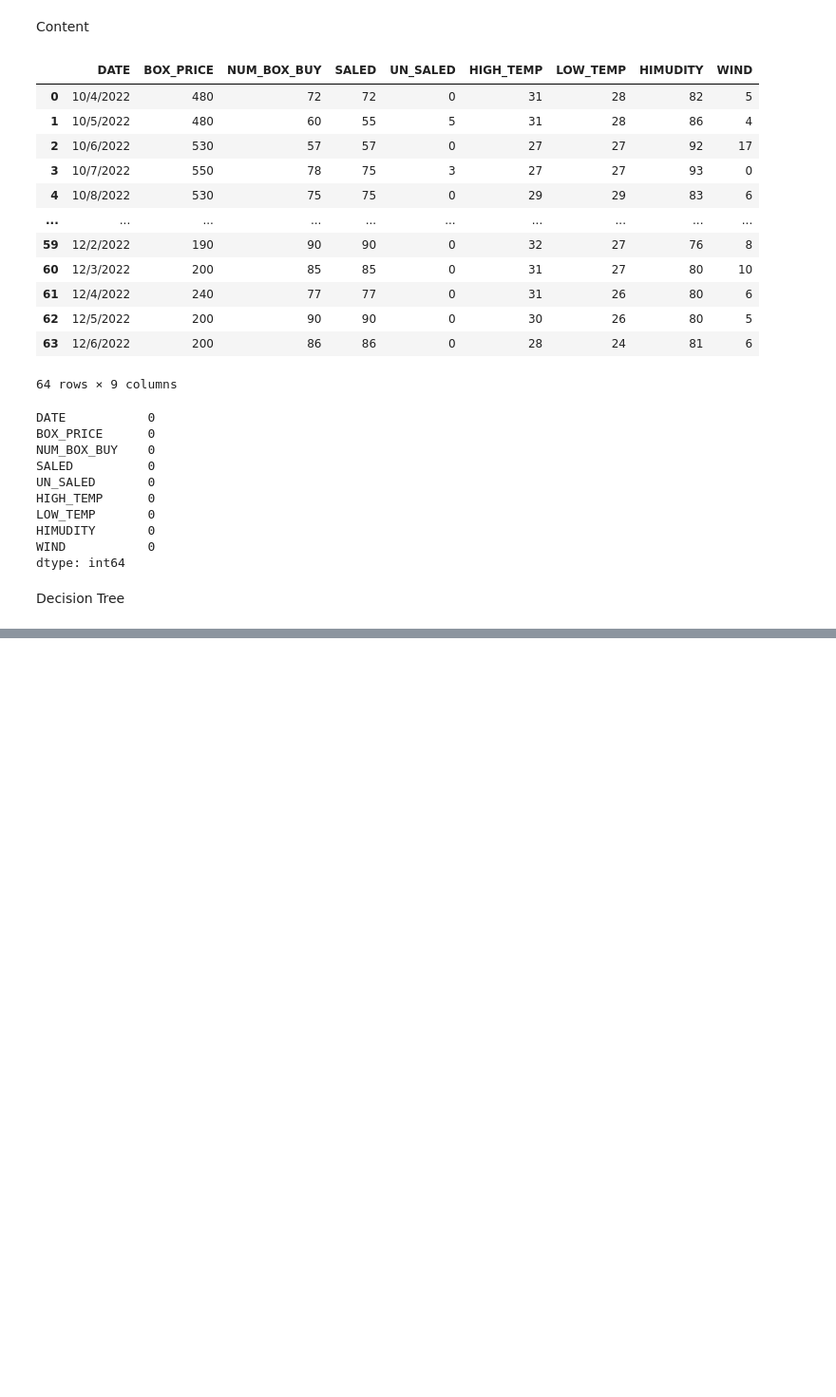
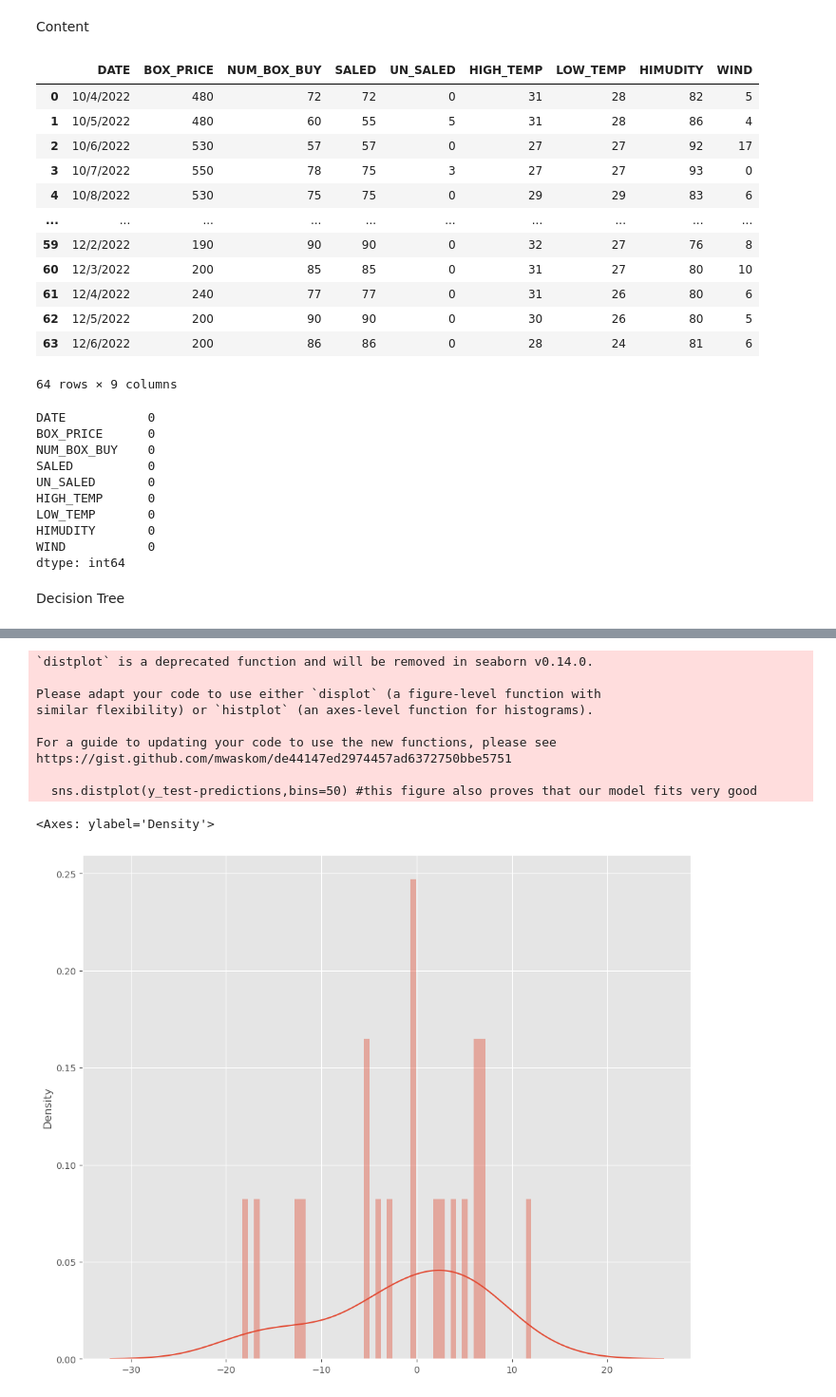
Before and after one commit to DEVANSARAVANAN/ML-End2End-Project, a Jupyter notebook: retail-sales-prediction-v2.ipynb, the cells around one changed output, grey strips where cells are left out. Shown at 95% size. Saved outputs shown, nothing was run; the diff lists cells and outputs as text; code cells hidden in the pictures; blank space fills up the shorter version.

```diff
--- a/retail-sales-prediction-v2.ipynb
+++ b/retail-sales-prediction-v2.ipynb
@@ -127,0 +349,17 @@ r2_score(y_test, y_predict)*100
+# %%
+#Now we will visualize the differences between our predictions and actual y test data
+plt.figure(figsize=(12,10))
+sns.distplot(y_test-predictions,bins=50) #this figure also proves that our model fits very good
+#There is no huge differences between our predictions and actual y data
+# %% [output]
+`distplot` is a deprecated function and will be removed in seaborn v0.14.0.
+
+Please adapt your code to use either `displot` (a figure-level function with
+similar flexibility) or `histplot` (an axes-level function for histograms).
+
+For a guide to updating your code to use the new functions, please see
+https://gist.github.com/mwaskom/de44147ed2974457ad6372750bbe5751
+
+  sns.distplot(y_test-predictions,bins=50) #this figure also proves that our model fits very good
+<Axes: ylabel='Density'>
+[figure, added]
```
Also changed, not shown: parts of 24 cells of this notebook.
